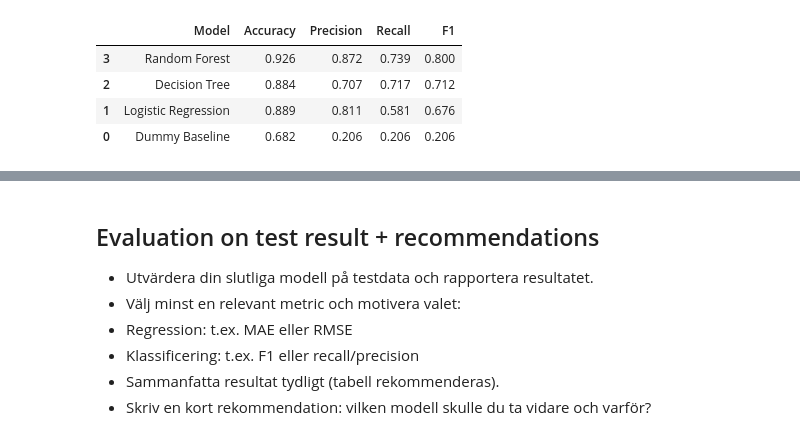
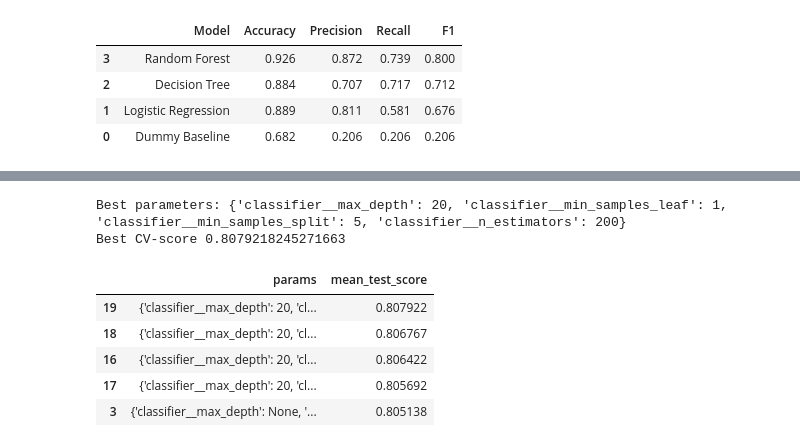
Before and after one commit to belson-h/PythonMLProject---California-Housing, a Jupyter notebook: housing_report.ipynb, the cells around one changed output, grey strips where cells are left out. Cells and saved outputs as stored; diff of their text form; code cells hidden in the pictures.

```diff
--- a/housing_report.ipynb
+++ b/housing_report.ipynb
@@ -635,9 +601,43 @@ accuracy_score(y_test, y_pred)
-# %% [markdown]
-## Evaluation on test result + recommendations
-
-- Utvärdera din slutliga modell på testdata och rapportera resultatet.
-- Välj minst en relevant metric och motivera valet:
-- Regression: t.ex. MAE eller RMSE
-- Klassificering: t.ex. F1 eller recall/precision
-- Sammanfatta resultat tydligt (tabell rekommenderas).
-- Skriv en kort rekommendation: vilken modell skulle du ta vidare och varför?
+# %%
+# 1. Define param_grid
+param_grid = {
+    "classifier__n_estimators": [100, 200],
+    "classifier__max_depth": [None, 10, 20],
+    "classifier__min_samples_split": [2, 5],
+    "classifier__min_samples_leaf": [1, 2]
+}
+
+# 2. Create GridSearchCV
+grid_search = GridSearchCV(
+    rf_pipeline,
+    param_grid,
+    cv=5,
+    scoring="f1",
+    n_jobs=-1
+)
+
+# 3. Run GridSearch on training data
+grid_search.fit(X_train, y_train)
+
+# 4. Best parameters
+best_params = grid_search.best_params_
+
+# 5. Best cross-validation score
+best_cv_score = grid_search.best_score_
+
+print("Best parameters:", best_params)
+print("Best CV-score:", best_cv_score)
+# %% [output]
+Best parameters: {'classifier__max_depth': 20, 'classifier__min_samples_leaf': 1, 'classifier__min_samples_split': 5, 'classifier__n_estimators': 200}
+Best CV-score 0.8079218245271663
+# %%
+pd.DataFrame(grid_search.cv_results_)[
+    ["params","mean_test_score"]
+].sort_values("mean_test_score", ascending=False).head()
+# %% [output]
+|  | params | mean_test_score |
+| 19 | {'classifier__max_depth': 20, 'cl... | 0.807922 |
+| 18 | {'classifier__max_depth': 20, 'cl... | 0.806767 |
+| 16 | {'classifier__max_depth': 20, 'cl... | 0.806422 |
+| 17 | {'classifier__max_depth': 20, 'cl... | 0.805692 |
+| 3 | {'classifier__max_depth': None, '... | 0.805138 |
```
Also changed, not shown: parts of 48 cells of this notebook, 1 other file.
